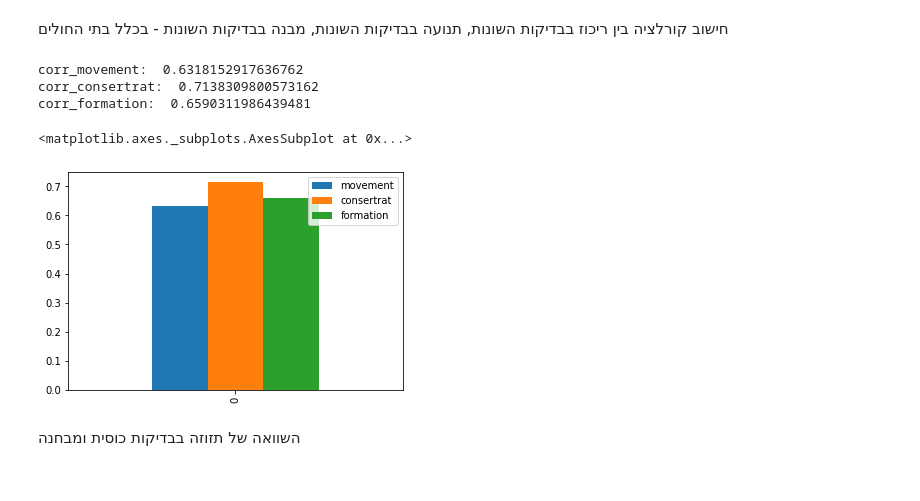
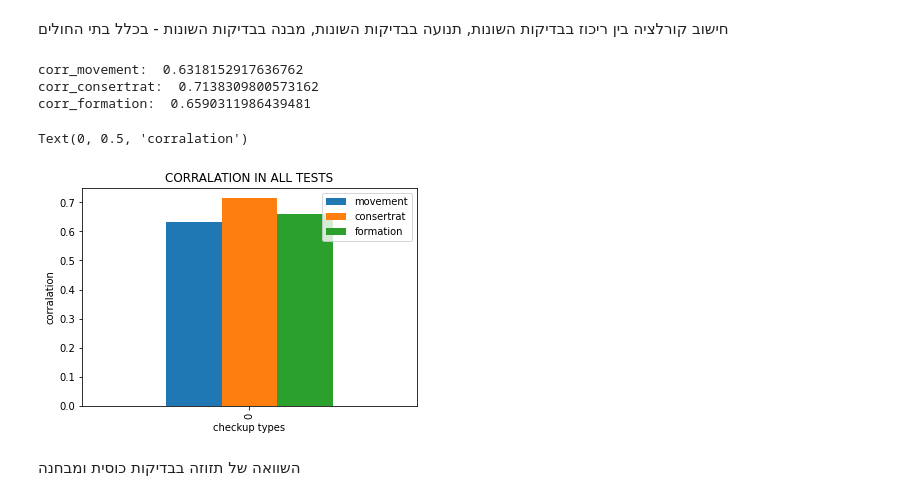
Before and after one commit to aviadm24/jupyter, a Jupyter notebook: machonPuah.ipynb, the cells around one changed output. Drawn from its saved outputs; the diff is of its cells as text; code cells hidden in the pictures.

```diff
--- a/machonPuah.ipynb
+++ b/machonPuah.ipynb
@@ -50,18 +43,20 @@ corr_formation = df["formation_cup"].astype('float').corr(df["formation_check"].
 # %%
 corrDf = pd.DataFrame()
 corrDf["movement"] = [corr_movement]
 corrDf["consertrat"] = [corr_consertrat]
 corrDf["formation"] = [corr_formation]
 print("corr_movement: ", corr_movement)
 print("corr_consertrat: ", corr_consertrat)
 print("corr_formation: ", corr_formation)
-corrDf.plot(kind='bar')
+plt = corrDf.plot(kind='bar', title = "CORRALATION IN ALL TESTS")
+plt.set_xlabel("checkup types")
+plt.set_ylabel("corralation")
 # %% [output]
 corr_movement:  0.6318152917636762
 corr_consertrat:  0.7138309800573162
 corr_formation:  0.6590311986439481
-<matplotlib.axes._subplots.AxesSubplot at 0x...>
+Text(0, 0.5, 'corralation')
-[figure, old version]
+[figure, new version]
 # %% [markdown]
 השוואה של תזוזה בבדיקות כוסית ומבחנה
 # %%
```
Also changed, not shown: parts of 7 cells of this notebook.
